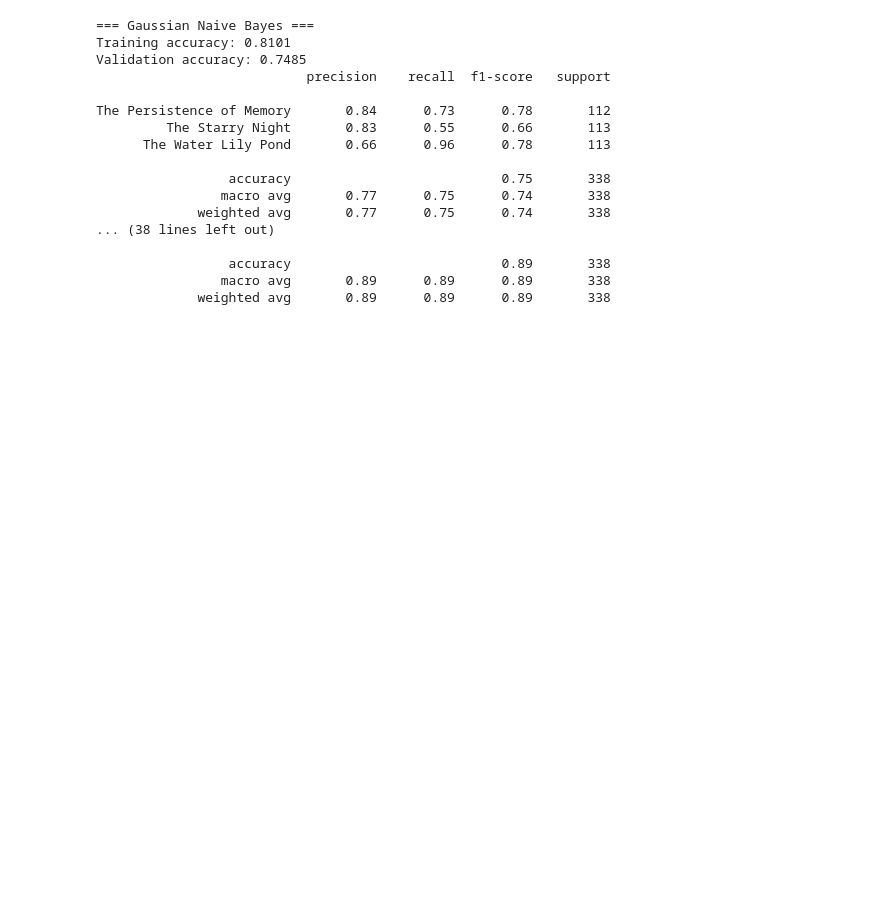
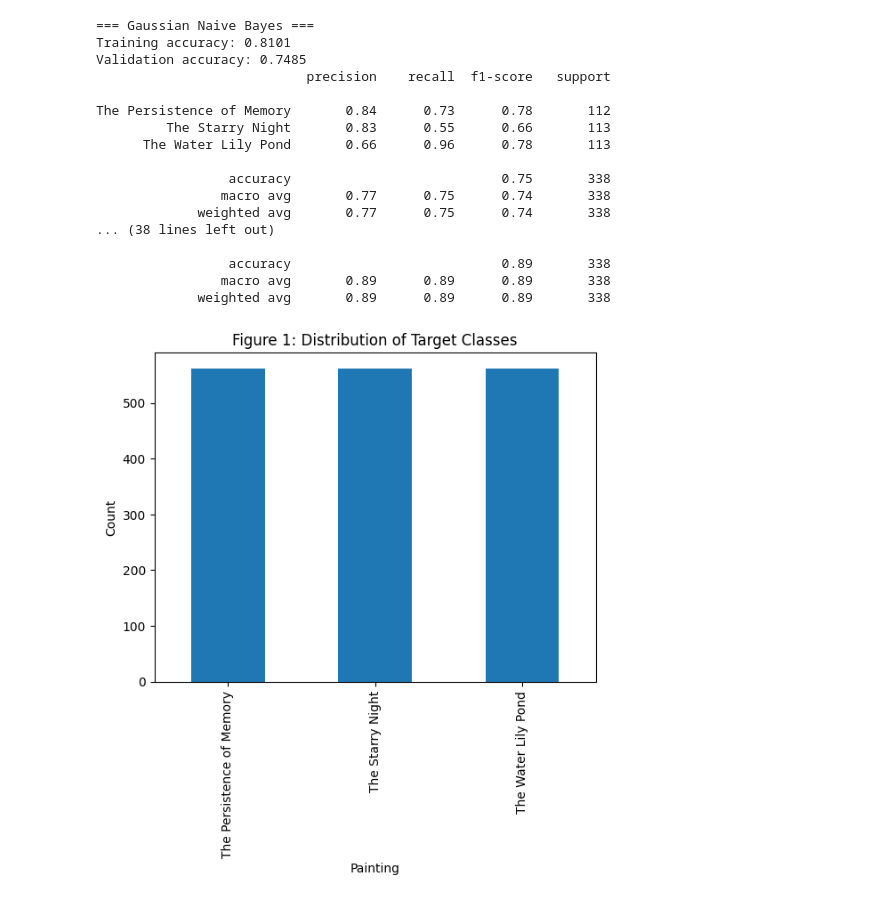
Before and after one commit to EthanT256/Machine-Learning-Challenge, a Jupyter notebook: multi model training/MLC_Model_Training.ipynb, the cells around one changed output. Saved outputs shown, nothing was run; the diff lists cells and outputs as text; code cells hidden in the pictures; blank space fills up the shorter version.

```diff
--- a/multi model training/MLC_Model_Training.ipynb
+++ b/multi model training/MLC_Model_Training.ipynb
@@ -244,5 +275,15 @@ The Persistence of Memory       0.84      0.73      0.78       112
                  accuracy                           0.89       338
                 macro avg       0.89      0.89      0.89       338
              weighted avg       0.89      0.89      0.89       338
-# %% [markdown]
-#
+# %%
+import matplotlib.pyplot as plt
+import seaborn as sns
+
+# Plot target distribution
+df['Painting'].value_counts().plot(kind='bar')
+plt.title('Figure 1: Distribution of Target Classes')
+plt.xlabel('Painting')
+plt.ylabel('Count')
+plt.show()
+# %% [output]
+[figure, added]
```
Also changed, not shown: parts of 4 cells of this notebook.
